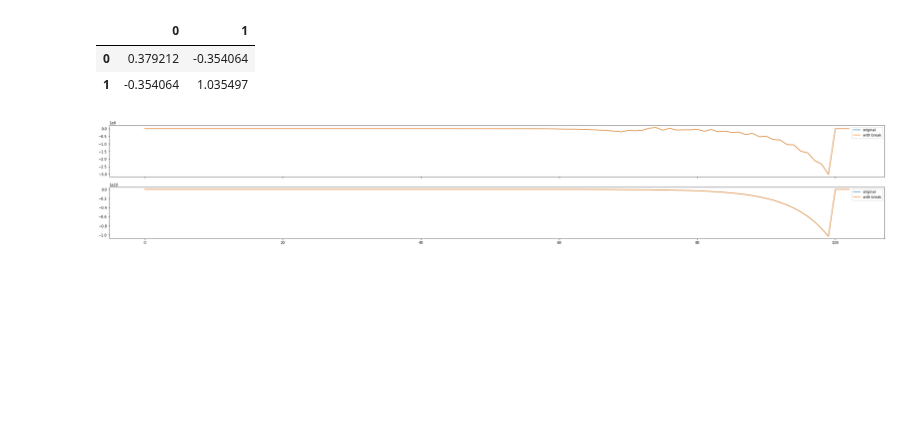
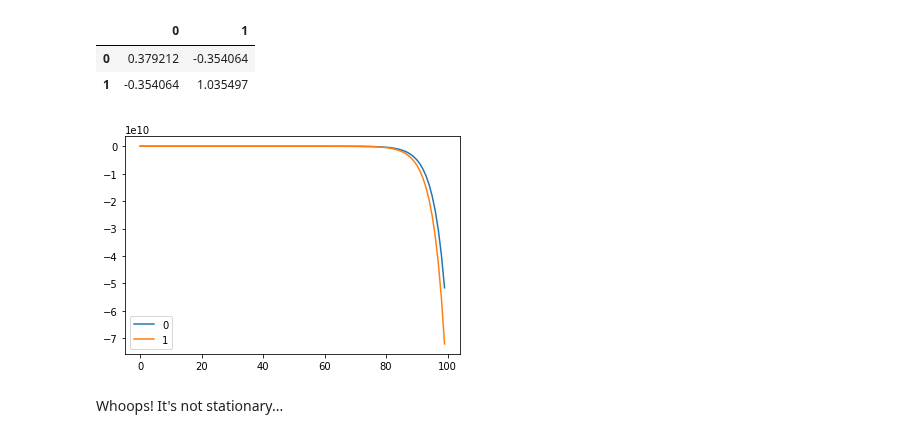
Before and after one commit to NowanIlfideme/masters_switching_models, a Jupyter notebook: notebooks/known_model_break.ipynb, the cells around one changed output. Saved outputs shown, nothing was run; the diff lists cells and outputs as text; code cells hidden in the pictures; blank space fills up the shorter version.

```diff
--- a/notebooks/known_model_break.ipynb
+++ b/notebooks/known_model_break.ipynb
@@ -145,8 +150,10 @@ display(var2.covariance)
+# %%
+z1.plot();
+# %% [output]
+[figure, added]
+# %% [markdown]
+Whoops! It's not stationary...
 # %%
-break_T = 70
-z1 = var1.generate(100)
-z2_end = var2.generate(len(y1) - break_T, initial_values=z1.iloc[break_T - len(var2.coef_ar_df): break_T])
-z2 = pd.concat([z1.iloc[:break_T], z2_end], axis='rows').reset_index(drop=True)
 
 _N = len(var1.endogenous)
 fig, ax = plt.subplots(_N, 1, sharex=True, figsize=(20*_N, 6))
@@ -156,5 +163,3 @@ for i, v in enumerate(var1.endogenous.values):
         'with break': z2[v],
     }).plot(ax=ax[i])
 fig;
-# %% [output]
-[figure, removed]
```
Also changed, not shown: parts of 1 cell of this notebook.
